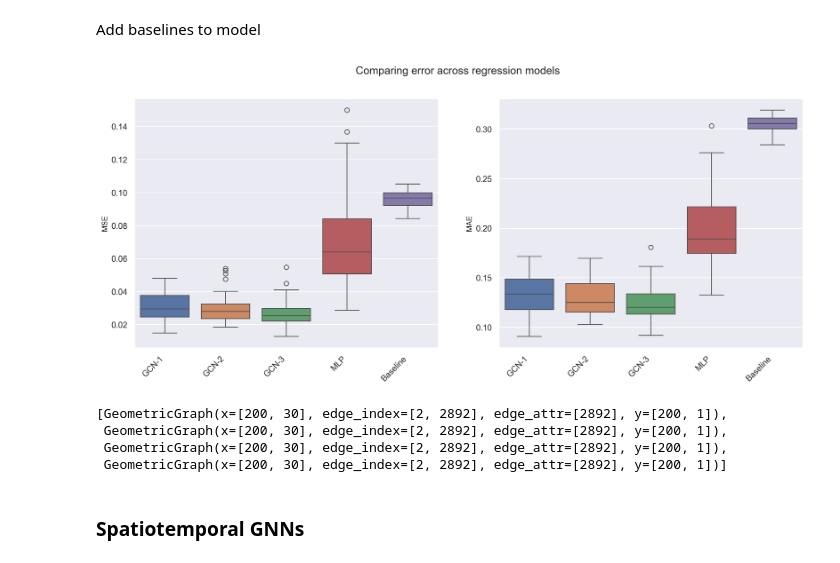
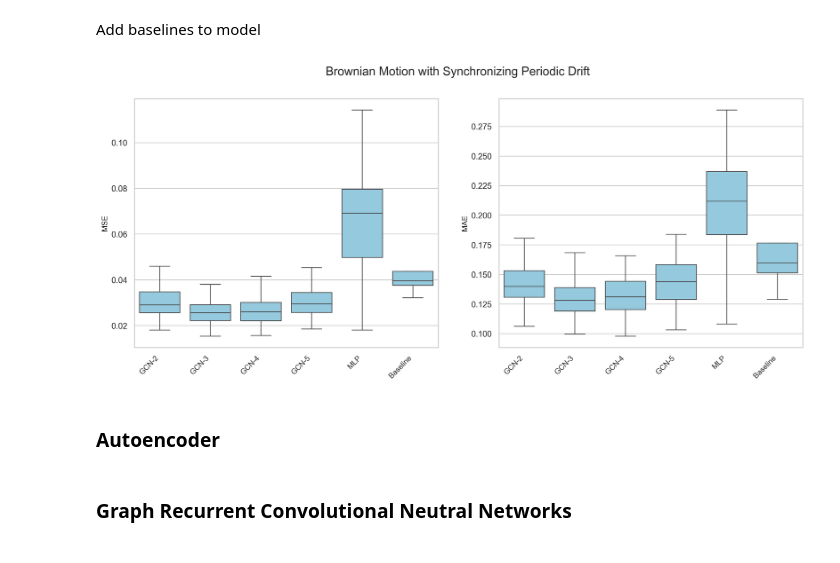
Before and after one commit to hans-riess/pygsig, a Jupyter notebook: brownian.ipynb, the cells around one changed output. Saved outputs shown, nothing was run; the diff lists cells and outputs as text; code cells hidden in the pictures.

```diff
--- a/brownian.ipynb
+++ b/brownian.ipynb
@@ -124,4 +141,5 @@ torch.save(seq_dataset,'datasets/brownian/brownian.pt')
 # %% [markdown]
 load dataset
 # %%
-seq_dataset = torch.load('datasets/brownian/brownian.pt')
+import torch
+seq_dataset = torch.load('datasets/brownian/brownian-2d-3b.pt')
@@ -182,0 +212,10 @@ ani.save('plots/brownian.mp4', writer='ffmpeg',fps=60)
+# %%
+from pygsig.signature import SignatureFeatures
+from tqdm import tqdm
+
+signature_depth = 3
+
+dataset = []
+for seq in tqdm(seq_dataset):
+    signature_transform = SignatureFeatures(sig_depth=signature_depth, normalize=True, log_signature=True,lead_lag=True)
+    dataset.append(signature_transform(seq))
@@ -304,8 +337,5 @@ for model_number,model in enumerate(models):
     plt.legend()
     plt.show()
-# %%
-MSE = np.array(mse_models)
-MAE = np.array(mae_models)
 # %% [markdown]
 Baseline
 # %%
@@ -352,43 +382,39 @@ Add baselines to model
 MSE = np.concatenate([MSE,np.array(mse_base)],axis=0)
 MAE = np.concatenate([MAE,np.array(mae_base)],axis=0)
 # %%
+import numpy as np
 import seaborn as sns
-import matplotlib.pyplot as plt
 
-model_names = ['GCN-1','GCN-2','GCN-3','MLP','Baseline']
+model_names = ['GCN-2','GCN-3','GCN-4','GCN-5','MLP','Baseline']
 
 box_mse = np.reshape(MSE,(-1,num_splits*num_runs*num_trials))
 box_mae = np.reshape(MAE,(-1,num_splits*num_runs*num_trials))
 
 # Set the seaborn theme
-sns.set_theme(style="darkgrid")
+sns.set_theme(style="whitegrid")
 
 # Create subplots with 1 row and 2 columns
 fig, (axis1, axis2) = plt.subplots(1, 2, figsize=(16, 6),dpi=300)
 
 # Plot MSE
-sns.boxplot(data=[box_mse[i] for i in range(len(model_names))], ax=axis1)
+sns.boxplot(data=[box_mse[i] for i in range(len(model_names))], ax=axis1, showfliers=False,color='skyblue')
 axis1.set_ylabel('MSE', fontsize=10)  # Set the font size for the y-axis label
-axis1.set_xticklabels(model_names, rotation=45, ha='right')  # Set the x-axis tick labels
 
 # Plot MAE
-sns.boxplot(data=[box_mae[i] for i in range(len(model_names))], ax=axis2)
+sns.boxplot(data=[box_mae[i] for i in range(len(model_names))], ax=axis2,showfliers=False,color='skyblue')
 axis2.set_ylabel('MAE', fontsize=10)  # Set the font size for the y-axis label
-axis2.set_xticklabels(model_names, rotation=45, ha='right')  # Set the x-axis tick labels
 
-fig.suptitle('Comparing error across regression models')
+axis1.set_xticklabels(model_names, rotation=45, ha='right', fontsize=10)  # Set the font size for the x-axis labels and rotate them
+axis2.set_xticklabels(model_names, rotation=45, ha='right', fontsize=10)  # Set the font size for the x-axis labels and rotate them
+
+fig.suptitle('Brownian Motion with Synchronizing Periodic Drift', fontsize=16)  # Set the title for the entire figure
 plt.show()
 # %% [output]
-[figure, old version]
+[figure, new version]
-# %%
-dataset
-# %% [output]
-[GeometricGraph(x=[200, 30], edge_index=[2, 2892], edge_attr=[2892], y=[200, 1]),
- GeometricGraph(x=[200, 30], edge_index=[2, 2892], edge_attr=[2892], y=[200, 1]),
- GeometricGraph(x=[200, 30], edge_index=[2, 2892], edge_attr=[2892], y=[200, 1]),
- GeometricGraph(x=[200, 30], edge_index=[2, 2892], edge_attr=[2892], y=[200, 1])]
-# %% [markdown]
-### Spatiotemporal GNNs
+# %% [markdown]
+### Autoencoder
+# %% [markdown]
+### Graph Recurrent Convolutional Neutral Networks
 # %%
 import torch
 import torch.nn as nn
```
Also changed, not shown: parts of 12 cells of this notebook, 8 other files.
